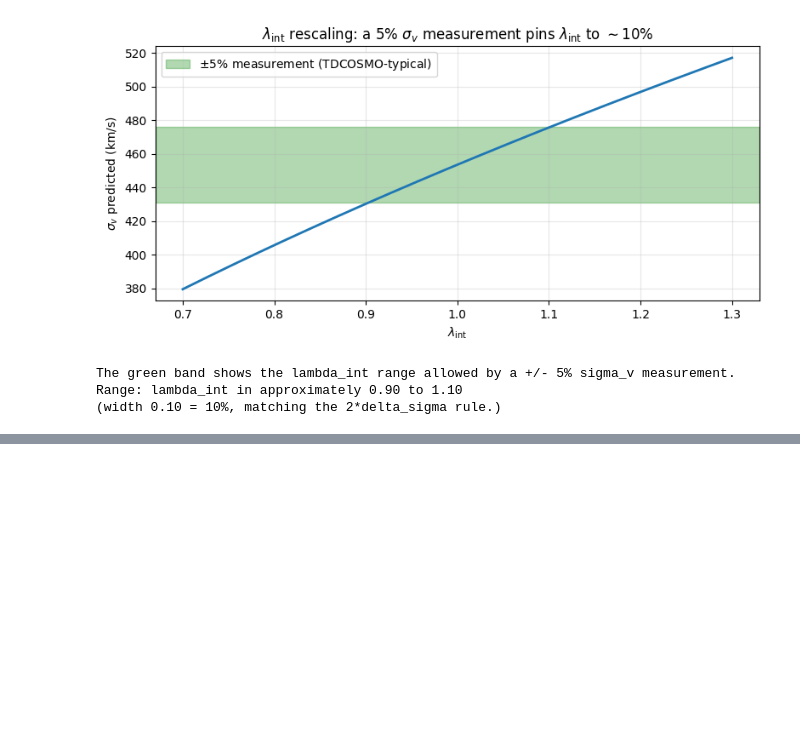
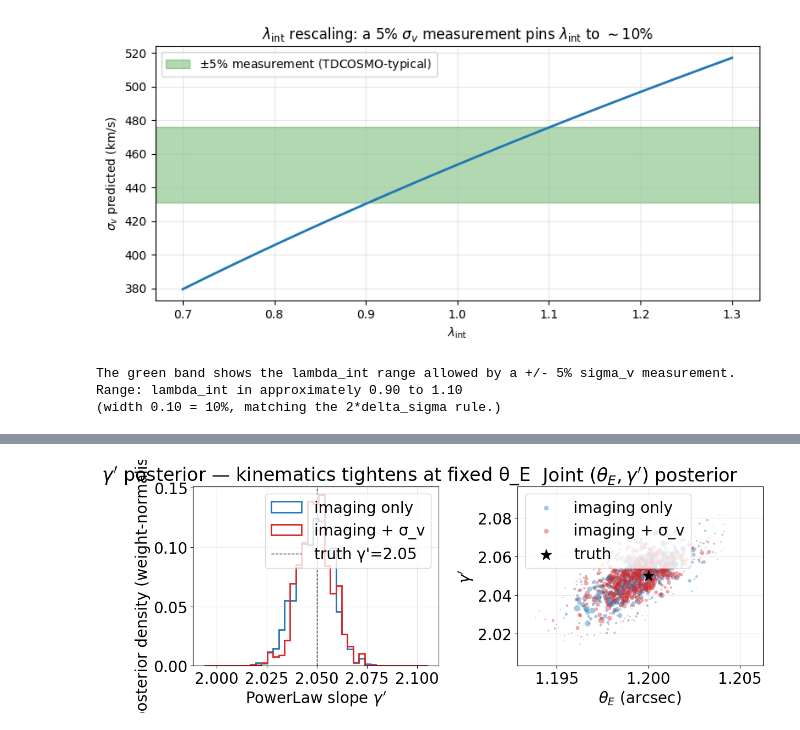
Before and after one commit to rodelcr/Learning_to_Autolens, a Jupyter notebook: Modules/13_TDCOSMO_Kinematics_MSD/13_tdcosmo_kinematics_msd.ipynb, the cells around one changed output, grey strips where cells are left out. Cells and saved outputs as stored; diff of their text form; code cells hidden in the pictures; blank space fills up the shorter version.

```diff
--- a/Modules/13_TDCOSMO_Kinematics_MSD/13_tdcosmo_kinematics_msd.ipynb
+++ b/Modules/13_TDCOSMO_Kinematics_MSD/13_tdcosmo_kinematics_msd.ipynb
@@ -283,0 +578,37 @@ All citations verified against arXiv / NASA ADS / journal sites on 2026-04-26.
+# %%
+fig, axes = plt.subplots(1, 2, figsize=(12, 5))
+
+# 1D slope histograms
+bins = np.linspace(min(slope_lens.min(), slope_joint.min()),
+                   max(slope_lens.max(), slope_joint.max()), 40)
+axes[0].hist(slope_lens,  bins=bins, weights=w_lens,
+             histtype="step", lw=2, color="C0", label="imaging only")
+axes[0].hist(slope_joint, bins=bins, weights=w_joint,
+             histtype="step", lw=2, color="C3", label="imaging + σ_v")
+axes[0].axvline(TRUE_SLOPE, color="k", ls="--", lw=1, label=f"truth γ'={TRUE_SLOPE}")
+axes[0].set_xlabel(r"PowerLaw slope $\gamma'$")
+axes[0].set_ylabel("posterior density (weight-normalised)")
+axes[0].set_title(r"$\gamma'$ posterior — kinematics tightens at fixed θ_E")
+axes[0].legend(loc="best")
+axes[0].grid(alpha=0.3)
+
+# 2D scatter: (theta_E, slope), point size ∝ weight
+def scatter(ax, x, y, w, color, label):
+    idx = w > w.max() * 1e-3
+    s = 80 * w[idx] / w.max()
+    ax.scatter(x[idx], y[idx], s=s, c=color, alpha=0.4, edgecolors="none",
+                label=label)
+
+scatter(axes[1], tE_lens, slope_lens, w_lens, "C0", "imaging only")
+scatter(axes[1], tE_joint, slope_joint, w_joint, "C3", "imaging + σ_v")
+axes[1].scatter([TRUE_THETA_E], [TRUE_SLOPE], marker="*", c="k", s=200,
+                 zorder=5, label="truth")
+axes[1].set_xlabel(r"$\theta_E$ (arcsec)")
+axes[1].set_ylabel(r"$\gamma'$")
+axes[1].set_title(r"Joint $(\theta_E, \gamma')$ posterior")
+axes[1].legend(loc="best")
+axes[1].grid(alpha=0.3)
+
+plt.tight_layout(); plt.show()
+# %% [output]
+[figure, added]
```
Also changed, not shown: parts of 18 cells of this notebook, 1 other file.
